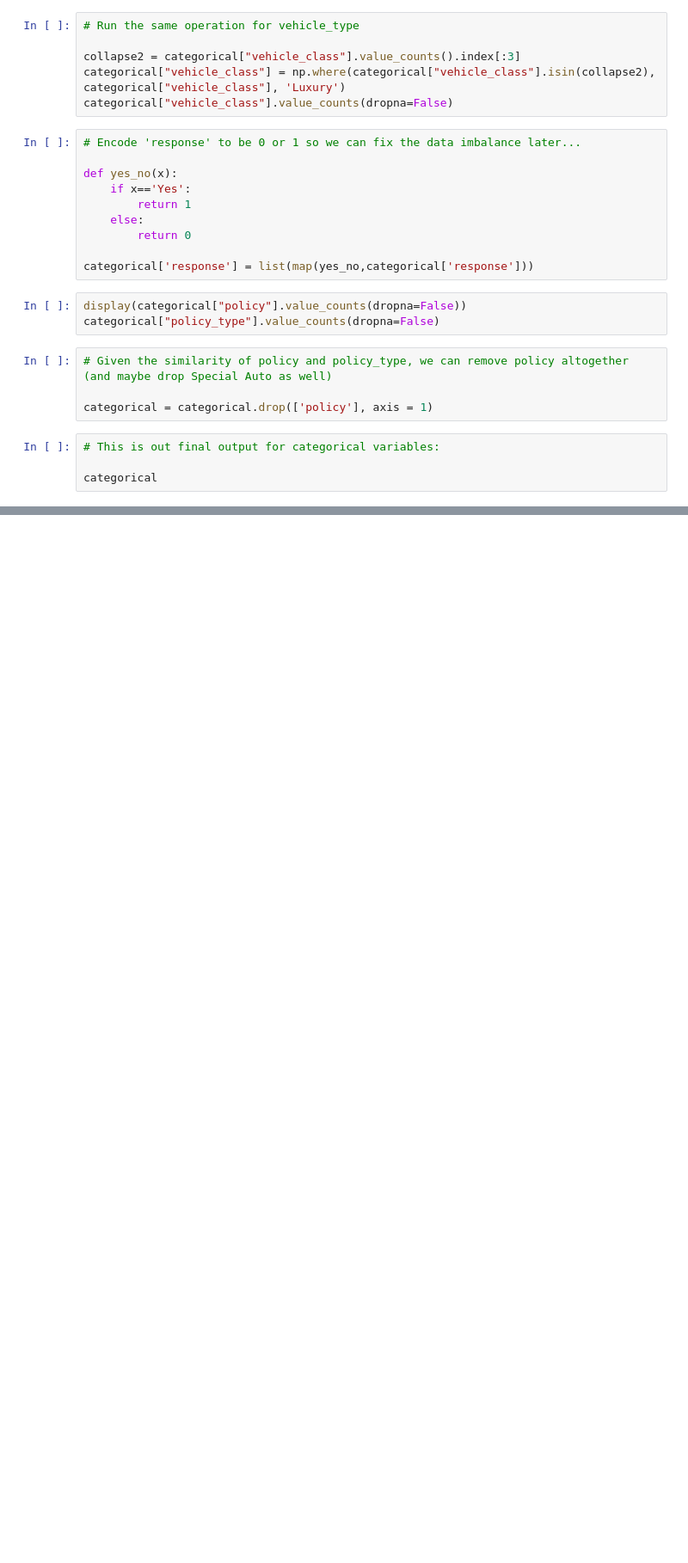
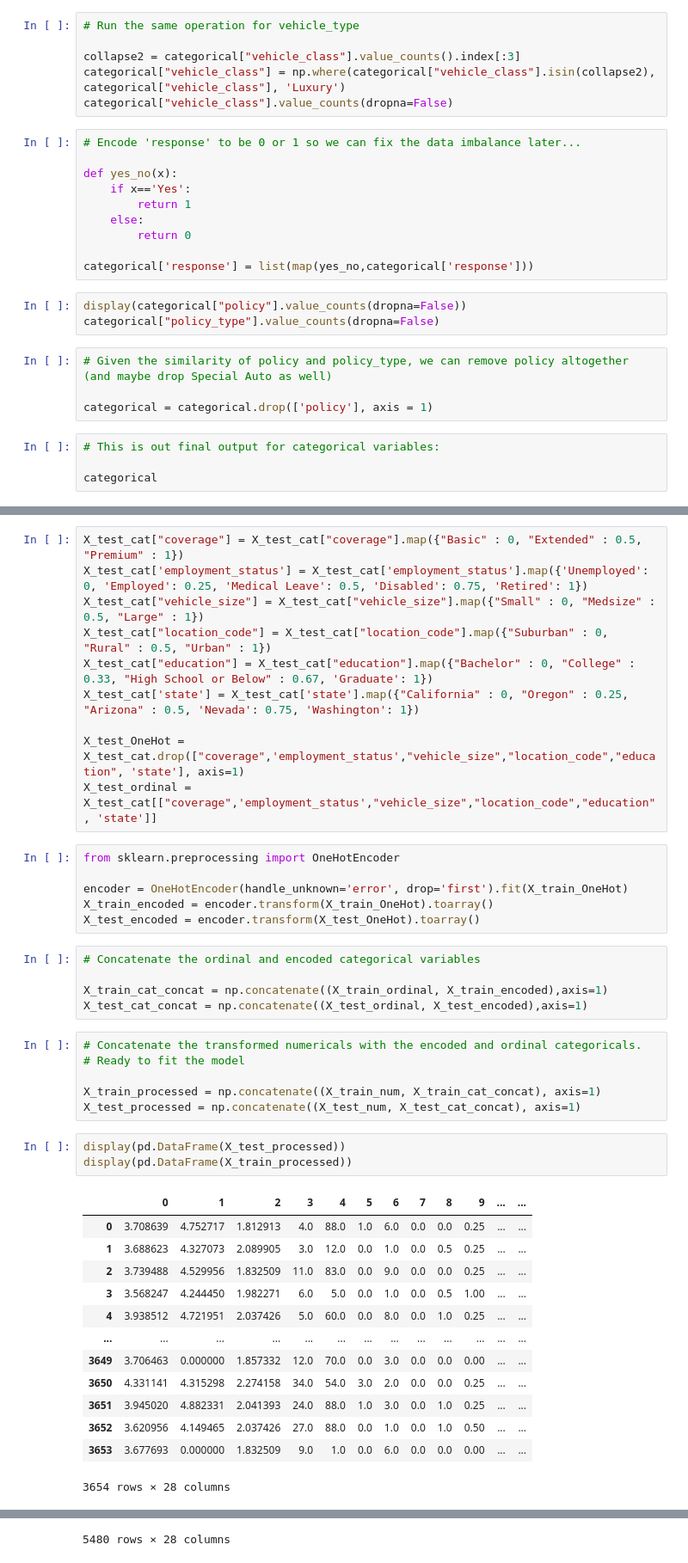
Before and after one commit to wmarshalljr/lab-cleaning-numerical-data, a Jupyter notebook: files_for_lab/Lab_NumCat_4.1_4.2.ipynb, the cells around one changed output, grey strips where cells are left out. Shown: that part at 86% size. Cells and saved outputs as stored; diff of their text form; blank space fills up the shorter version.

```diff
--- a/files_for_lab/Lab_NumCat_4.1_4.2.ipynb
+++ b/files_for_lab/Lab_NumCat_4.1_4.2.ipynb
@@ -265,0 +327,44 @@ plt.show()
+# %%
+X_test_cat["coverage"] = X_test_cat["coverage"].map({"Basic" : 0, "Extended" : 0.5, "Premium" : 1})
+X_test_cat['employment_status'] = X_test_cat['employment_status'].map({'Unemployed': 0, 'Employed': 0.25, 'Medical Leave': 0.5, 'Disabled': 0.75, 'Retired': 1})
+X_test_cat["vehicle_size"] = X_test_cat["vehicle_size"].map({"Small" : 0, "Medsize" : 0.5, "Large" : 1})
+X_test_cat["location_code"] = X_test_cat["location_code"].map({"Suburban" : 0, "Rural" : 0.5, "Urban" : 1})
+X_test_cat["education"] = X_test_cat["education"].map({"Bachelor" : 0, "College" : 0.33, "High School or Below" : 0.67, 'Graduate': 1})
+X_test_cat['state'] = X_test_cat['state'].map({"California" : 0, "Oregon" : 0.25, "Arizona" : 0.5, 'Nevada': 0.75, 'Washington': 1})
+
+X_test_OneHot = X_test_cat.drop(["coverage",'employment_status',"vehicle_size","location_code","education", 'state'], axis=1)
+X_test_ordinal = X_test_cat[["coverage",'employment_status',"vehicle_size","location_code","education", 'state']]
+# %%
+from sklearn.preprocessing import OneHotEncoder
+
+encoder = OneHotEncoder(handle_unknown='error', drop='first').fit(X_train_OneHot)
+X_train_encoded = encoder.transform(X_train_OneHot).toarray()
+X_test_encoded = encoder.transform(X_test_OneHot).toarray()
+# %%
+# Concatenate the ordinal and encoded categorical variables
+
+X_train_cat_concat = np.concatenate((X_train_ordinal, X_train_encoded),axis=1)
+X_test_cat_concat = np.concatenate((X_test_ordinal, X_test_encoded),axis=1)
+# %%
+# Concatenate the transformed numericals with the encoded and ordinal categoricals.
+# Ready to fit the model
+
+X_train_processed = np.concatenate((X_train_num, X_train_cat_concat), axis=1)
+X_test_processed = np.concatenate((X_test_num, X_test_cat_concat), axis=1)
+# %%
+display(pd.DataFrame(X_test_processed))
+display(pd.DataFrame(X_train_processed))
+# %% [output]
+|  | 0 | 1 | 2 | 3 | 4 | 5 | 6 | 7 | 8 | 9 | ... | ... |
+| 0 | 3.708639 | 4.752717 | 1.812913 | 4.0 | 88.0 | 1.0 | 6.0 | 0.0 | 0.0 | 0.25 | ... | ... |
+| 1 | 3.688623 | 4.327073 | 2.089905 | 3.0 | 12.0 | 0.0 | 1.0 | 0.0 | 0.5 | 0.25 | ... | ... |
+| 2 | 3.739488 | 4.529956 | 1.832509 | 11.0 | 83.0 | 0.0 | 9.0 | 0.0 | 0.0 | 0.25 | ... | ... |
+| 3 | 3.568247 | 4.244450 | 1.982271 | 6.0 | 5.0 | 0.0 | 1.0 | 0.0 | 0.5 | 1.00 | ... | ... |
+| 4 | 3.938512 | 4.721951 | 2.037426 | 5.0 | 60.0 | 0.0 | 8.0 | 0.0 | 1.0 | 0.25 | ... | ... |
+| ... | ... | ... | ... | ... | ... | ... | ... | ... | ... | ... | ... | ... |
+| 3649 | 3.706463 | 0.000000 | 1.857332 | 12.0 | 70.0 | 0.0 | 3.0 | 0.0 | 0.0 | 0.00 | ... | ... |
+| 3650 | 4.331141 | 4.315298 | 2.274158 | 34.0 | 54.0 | 3.0 | 2.0 | 0.0 | 0.0 | 0.25 | ... | ... |
+| 3651 | 3.945020 | 4.882331 | 2.041393 | 24.0 | 88.0 | 1.0 | 3.0 | 0.0 | 1.0 | 0.25 | ... | ... |
+| 3652 | 3.620956 | 4.149465 | 2.037426 | 27.0 | 88.0 | 0.0 | 1.0 | 0.0 | 1.0 | 0.50 | ... | ... |
+| 3653 | 3.677693 | 0.000000 | 1.832509 | 9.0 | 1.0 | 0.0 | 6.0 | 0.0 | 0.0 | 0.00 | ... | ... |
+3654 rows × 28 columns
@@ -265,0 +383 @@ plt.show()
+5480 rows × 28 columns
```
Also changed, not shown: parts of 33 cells of this notebook.
